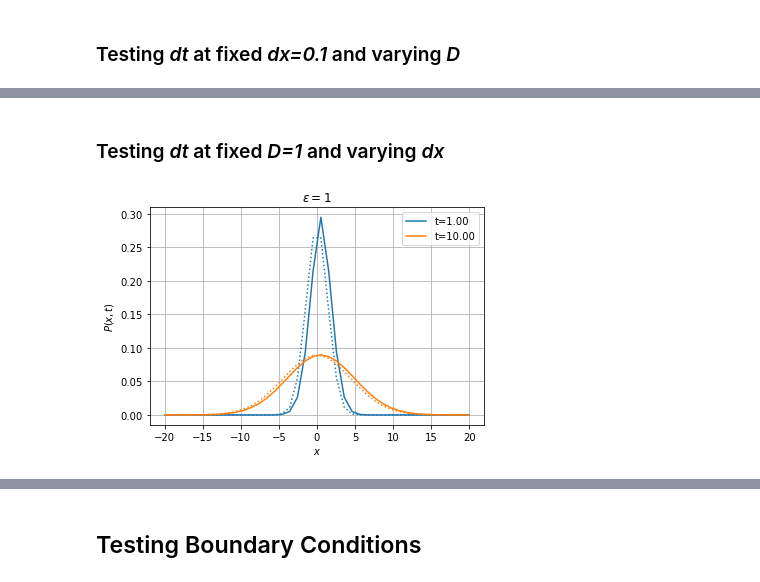
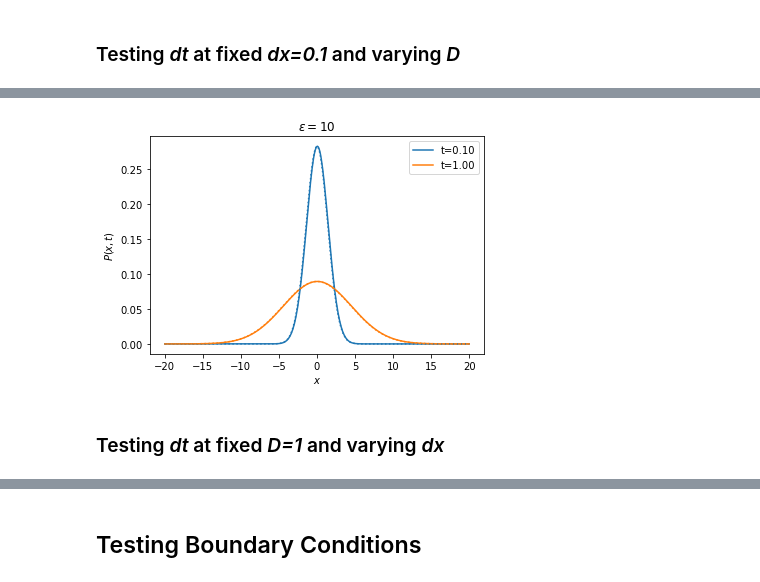
Before and after one commit to cbherbert/stochrare, a Jupyter notebook: demo/Diffusion.ipynb, the cells around one changed output, grey strips where cells are left out. Drawn from its saved outputs; the diff is of its cells as text; code cells hidden in the pictures.

```diff
--- a/demo/Diffusion.ipynb
+++ b/demo/Diffusion.ipynb
@@ -35,6 +61,13 @@ Wiener1D(D=10.0).pdfplot(0.1, 1.0, dt=0.0001, npts=400, bounds=(-20.0, 20.0), t0
+# %%
+fpe = FokkerPlanck1D(Wiener1D().drift, 10)
+fpgen = fpe.fpintegrate_generator(0.1, 1.0, dt=0.0001, npts=400, bounds=(-20.0, 20.0),
+                                  t0=0.0, P0='dirac', bc=('absorbing', 'absorbing'))
+fig, ax = pdf_plot(*((np.array(X), np.array(P), {'label': 't='+format(t, '.2f')}) for t, X, P in fpgen),
+                   title=r'$\epsilon=10$')
+ax.set_prop_cycle(None) # reset colors
+x = np.linspace(-20., 20., num=400)
+pdf_plot(*((x, Wiener1D(D=10)._fpthsol(x, t), {'ls': 'dotted'}) for t in (0.1, 1)), fig=fig, ax=ax);
+# %% [output]
+[figure, added]
 # %% [markdown]
 ### Testing *dt* at fixed *D=1* and varying *dx*
-# %%
-Wiener1D().pdfplot(1.0, 10.0, dt=0.1, npts=40, bounds=(-20.0, 20.0), t0=0.0, th=True, P0='dirac', bc=('absorbing', 'absorbing'))
-# %% [output]
-[figure, removed]
```
Also changed, not shown: parts of 23 cells of this notebook.
